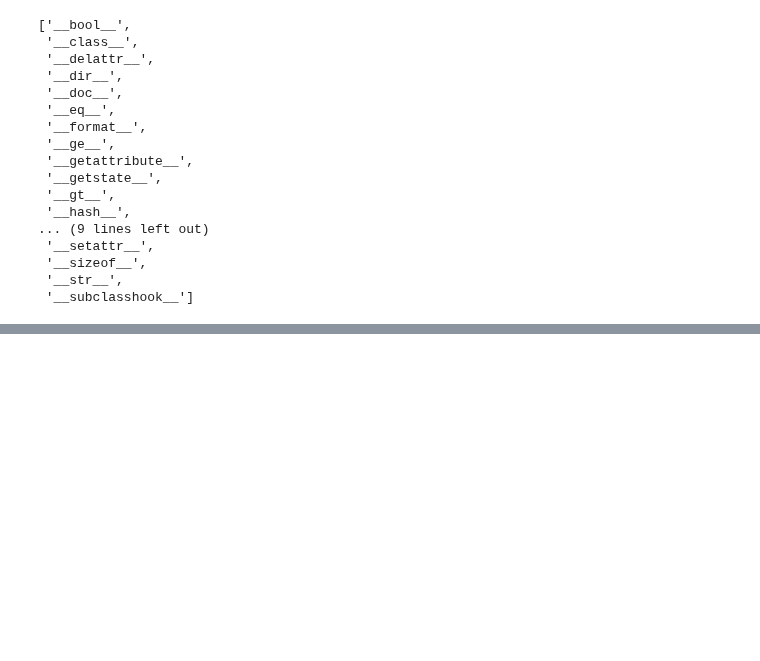
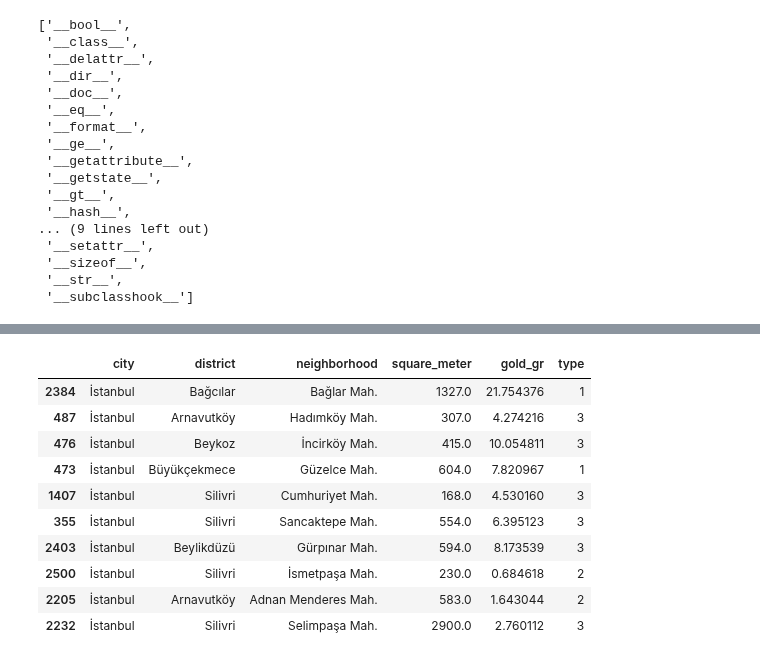
Before and after one commit to FarukKaramanVektorel/istanbulArsaFiyatTahmin, a Jupyter notebook: clean_data.ipynb, the cells around one changed output, grey strips where cells are left out. Drawn from its saved outputs; the diff is of its cells as text; code cells hidden in the pictures; blank space fills up the shorter version.

```diff
--- a/clean_data.ipynb
+++ b/clean_data.ipynb
@@ -88,0 +458,5 @@ memory usage: 328.5+ KB
+# %%
+encoder = LabelEncoder()
+df['type'] = encoder.fit_transform(df['left'])
+
+print(df)
@@ -88,0 +490,15 @@ memory usage: 328.5+ KB
+# %%
+remove_columns(df,['left'])
+df.sample(10)
+# %% [output]
+|  | city | district | neighborhood | square_meter | gold_gr | type |
+| 2384 | İstanbul | Bağcılar | Bağlar Mah. | 1327.0 | 21.754376 | 1 |
+| 487 | İstanbul | Arnavutköy | Hadımköy Mah. | 307.0 | 4.274216 | 3 |
+| 476 | İstanbul | Beykoz | İncirköy Mah. | 415.0 | 10.054811 | 3 |
+| 473 | İstanbul | Büyükçekmece | Güzelce Mah. | 604.0 | 7.820967 | 1 |
+| 1407 | İstanbul | Silivri | Cumhuriyet Mah. | 168.0 | 4.530160 | 3 |
+| 355 | İstanbul | Silivri | Sancaktepe Mah. | 554.0 | 6.395123 | 3 |
+| 2403 | İstanbul | Beylikdüzü | Gürpınar Mah. | 594.0 | 8.173539 | 3 |
+| 2500 | İstanbul | Silivri | İsmetpaşa Mah. | 230.0 | 0.684618 | 2 |
+| 2205 | İstanbul | Arnavutköy | Adnan Menderes Mah. | 583.0 | 1.643044 | 2 |
+| 2232 | İstanbul | Silivri | Selimpaşa Mah. | 2900.0 | 2.760112 | 3 |
```
Also changed, not shown: parts of 34 cells of this notebook, 1 other file.
